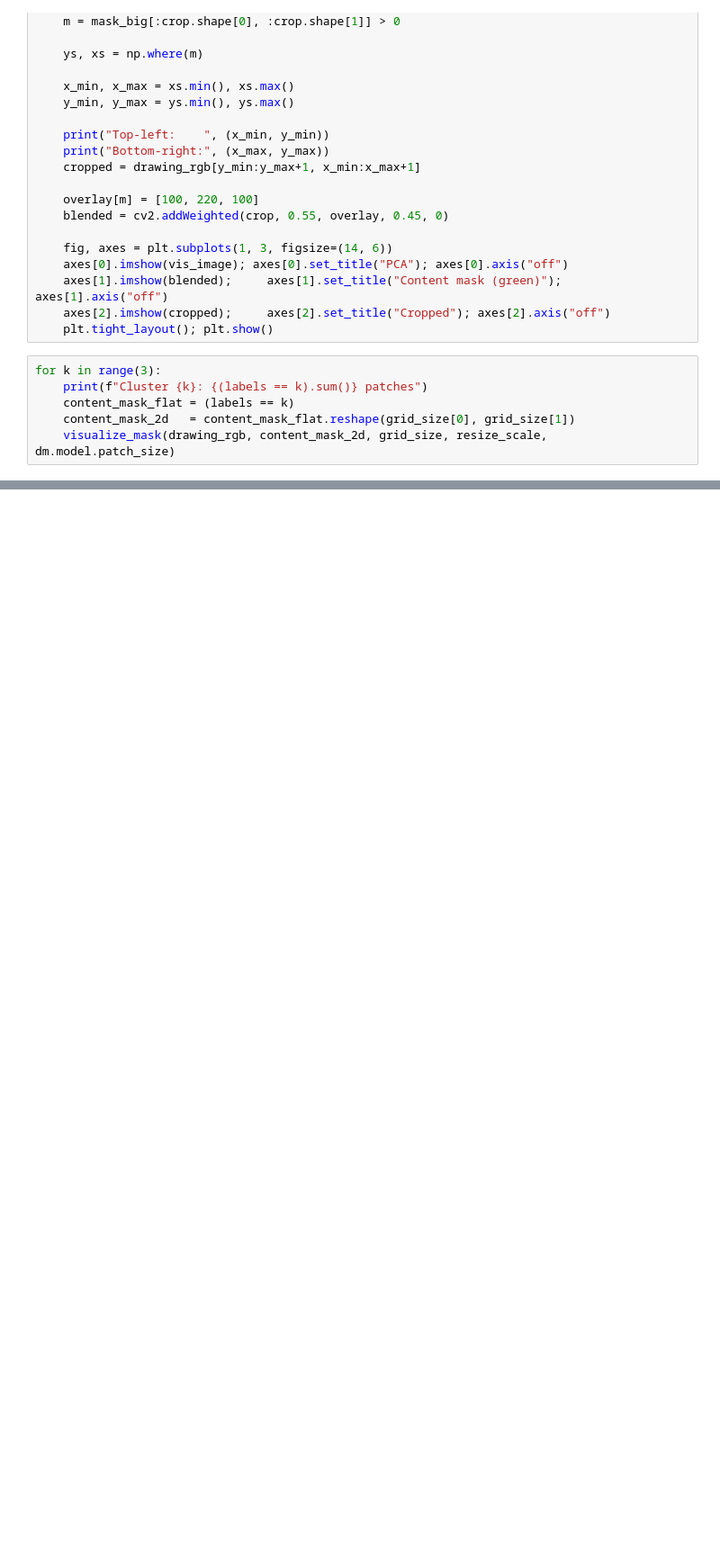
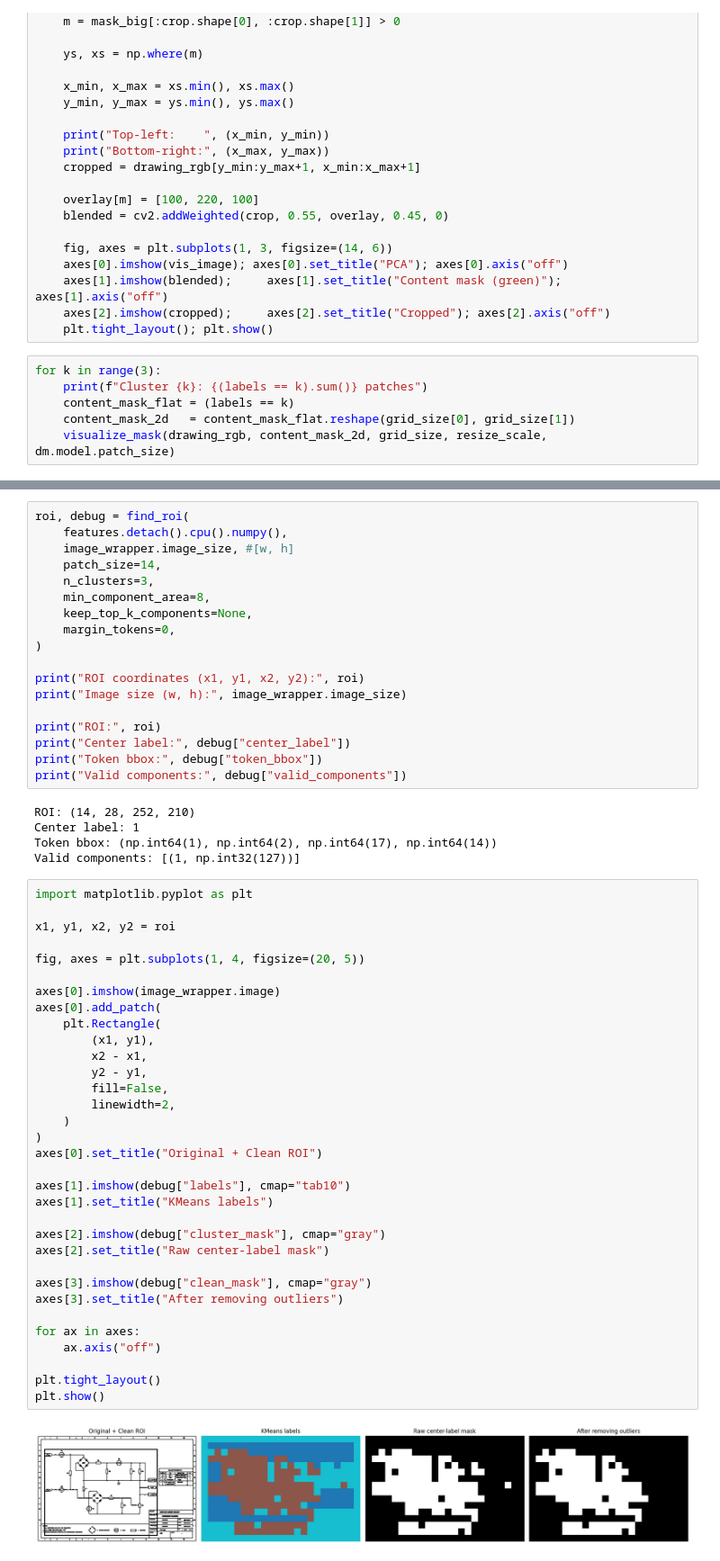
Before and after one commit to votaquangnhat/sotatek-assessment, a Jupyter notebook: main.ipynb, the cells around one changed output, grey strips where cells are left out. Shown at 90% size. Drawn from its saved outputs; the diff is of its cells as text; blank space fills up the shorter version.

```diff
--- a/main.ipynb
+++ b/main.ipynb
@@ -313,0 +465,58 @@ Resized image size: (266, 742)
+# %%
+roi, debug = find_roi(
+    features.detach().cpu().numpy(),
+    image_wrapper.image_size, #[w, h]
+    patch_size=14,
+    n_clusters=3,
+    min_component_area=8,
+    keep_top_k_components=None,
+    margin_tokens=0,
+)
+
+print("ROI coordinates (x1, y1, x2, y2):", roi)
+print("Image size (w, h):", image_wrapper.image_size)
+
+print("ROI:", roi)
+print("Center label:", debug["center_label"])
+print("Token bbox:", debug["token_bbox"])
+print("Valid components:", debug["valid_components"])
+# %% [output]
+ROI: (14, 28, 252, 210)
+Center label: 1
+Token bbox: (np.int64(1), np.int64(2), np.int64(17), np.int64(14))
+Valid components: [(1, np.int32(127))]
+# %%
+import matplotlib.pyplot as plt
+
+x1, y1, x2, y2 = roi
+
+fig, axes = plt.subplots(1, 4, figsize=(20, 5))
+
+axes[0].imshow(image_wrapper.image)
+axes[0].add_patch(
+    plt.Rectangle(
+        (x1, y1),
+        x2 - x1,
+        y2 - y1,
+        fill=False,
+        linewidth=2,
+    )
+)
+axes[0].set_title("Original + Clean ROI")
+
+axes[1].imshow(debug["labels"], cmap="tab10")
+axes[1].set_title("KMeans labels")
+
+axes[2].imshow(debug["cluster_mask"], cmap="gray")
+axes[2].set_title("Raw center-label mask")
+
+axes[3].imshow(debug["clean_mask"], cmap="gray")
+axes[3].set_title("After removing outliers")
+
+for ax in axes:
+    ax.axis("off")
+
+plt.tight_layout()
+plt.show()
+# %% [output]
+[figure, added]
```
Also changed, not shown: parts of 7 cells of this notebook, 6 other files.
